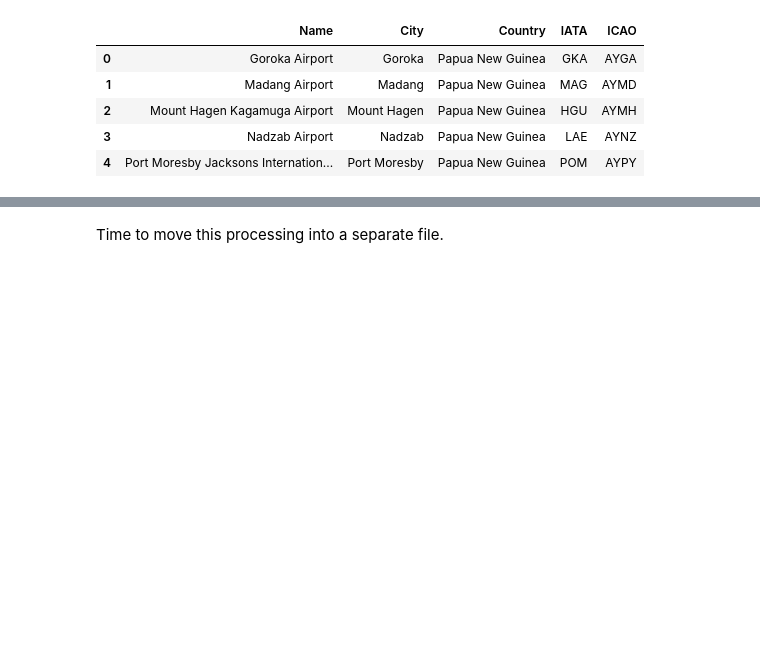
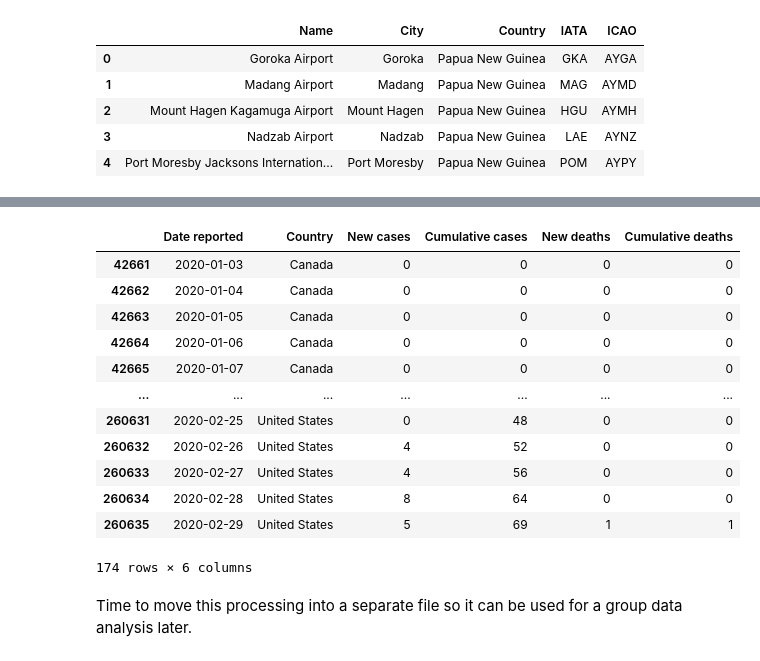
Before and after one commit to ubco-W2022T2-data301/project-group-group05, a Jupyter notebook: analysis/analysis_bradan.ipynb, the cells around one changed output, grey strips where cells are left out. Cells and saved outputs as stored; diff of their text form; code cells hidden in the pictures; blank space fills up the shorter version.

```diff
--- a/analysis/analysis_bradan.ipynb
+++ b/analysis/analysis_bradan.ipynb
@@ -252,8 +252,36 @@ df[df['Origin country'] != df['Destination country']].head()
 | 24762 | SJU | DCA | False | False | False | False | 1554.0 | ... |
 | 24763 | SJU | DCA | True | True | False | False | 1554.0 | ... |
 | 24764 | SJU | DCA | False | False | False | False | 1554.0 | ... |
+# %%
+who = (pd.read_csv('../data/raw/WHO-COVID-19-global-data.csv')
+       .query('Date_reported < "2020-03-01"')
+       .assign(Country = lambda x: np.where(x.Country_code == 'US', 'United States', x.Country))
+       .query('Country_code == "CA" | Country_code == "US" | Country_code == "CN"')
+       .drop(columns=['Country_code', 'WHO_region'])
+       .rename(columns={'Date_reported': 'Date reported',
+               'New_cases': 'New cases',
+               'Cumulative_cases': 'Cumulative cases',
+               'New_deaths': 'New deaths',
+               'Cumulative_deaths': 'Cumulative deaths'})
+      )
+
+who
+# %% [output]
+|  | Date reported | Country | New cases | Cumulative cases | New deaths | Cumulative deaths |
+| 42661 | 2020-01-03 | Canada | 0 | 0 | 0 | 0 |
+| 42662 | 2020-01-04 | Canada | 0 | 0 | 0 | 0 |
+| 42663 | 2020-01-05 | Canada | 0 | 0 | 0 | 0 |
+| 42664 | 2020-01-06 | Canada | 0 | 0 | 0 | 0 |
+| 42665 | 2020-01-07 | Canada | 0 | 0 | 0 | 0 |
+| ... | ... | ... | ... | ... | ... | ... |
+| 260631 | 2020-02-25 | United States | 0 | 48 | 0 | 0 |
+| 260632 | 2020-02-26 | United States | 4 | 52 | 0 | 0 |
+| 260633 | 2020-02-27 | United States | 4 | 56 | 0 | 0 |
+| 260634 | 2020-02-28 | United States | 8 | 64 | 0 | 0 |
+| 260635 | 2020-02-29 | United States | 5 | 69 | 1 | 1 |
+174 rows × 6 columns
 # %% [markdown]
-Time to move this processing into a separate file.
+Time to move this processing into a separate file so it can be used for a group data analysis later.
 # %%
 import sys
 sys.path.append('./code')
```
Also changed, not shown: parts of 3 cells of this notebook, 1 other file.
